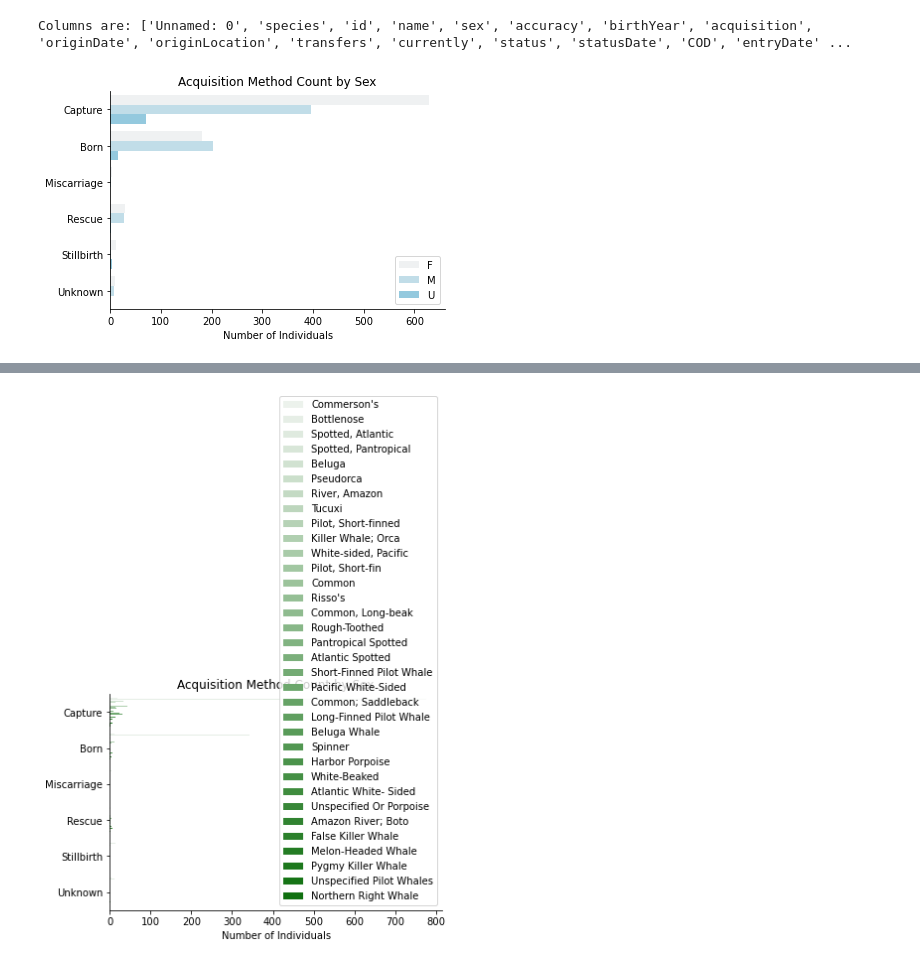
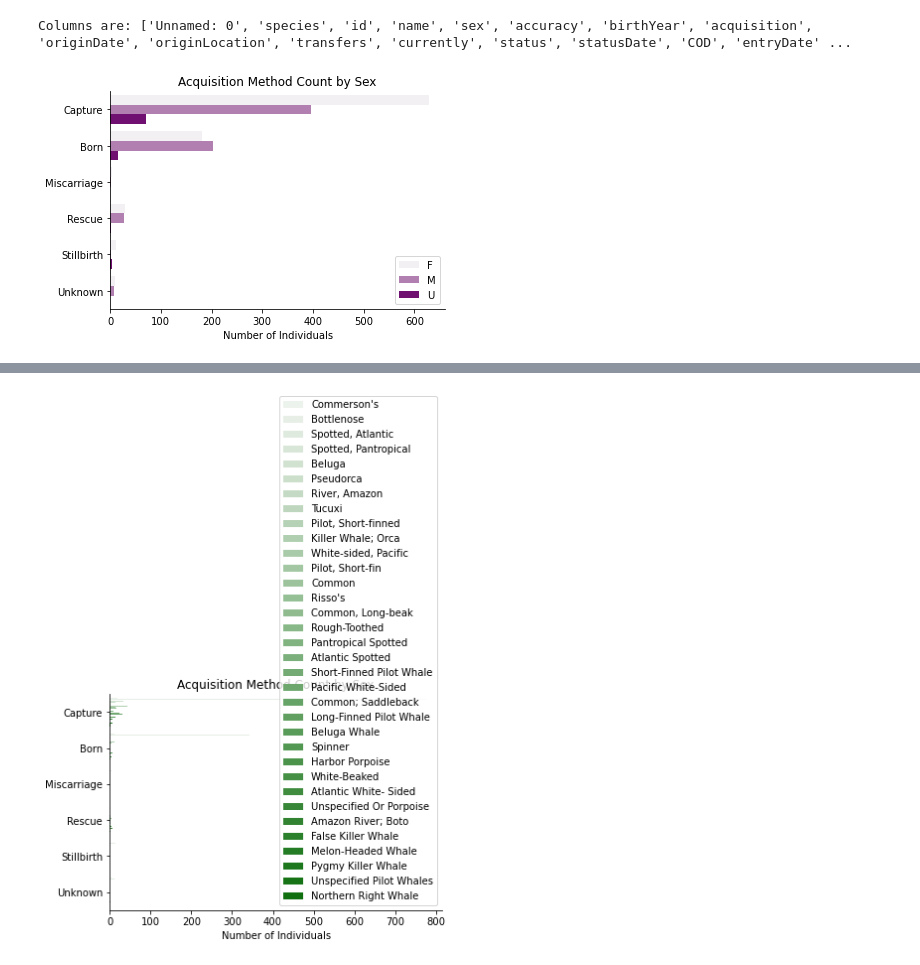
Before and after one commit to data301-2021-summer2/project-group17-project, a Jupyter notebook: analysis/Analysisnotebook.ipynb, the cells around one changed output, grey strips where cells are left out. Drawn from its saved outputs; the diff is of its cells as text; code cells hidden in the pictures.

```diff
--- a/analysis/EDA.ipynb
+++ b/analysis/Analysisnotebook.ipynb
@@ -366,12 +366,13 @@ Columns are: ['Unnamed: 0', 'species', 'id', 'name', 'sex', 'accuracy', 'birthYe
 # %%
 # visualize data
 # more females are captured than males, about equal are rescued (M/F), maybe omit unknown counts from findings?
+
 sns.countplot(data=dfc,
-              y='acquisition', hue = 'sex',color='skyblue')
+              y='acquisition', hue = 'sex',color='purple')
 plt.ylabel('')
 plt.title('Acquisition Method Count by Sex')
 plt.xlabel('Number of Individuals')
 plt.legend(loc=4)
 sns.despine()
 # %% [output]
-[figure, old version]
+[figure, new version]
```
Also changed, not shown: parts of 9 cells of this notebook.
